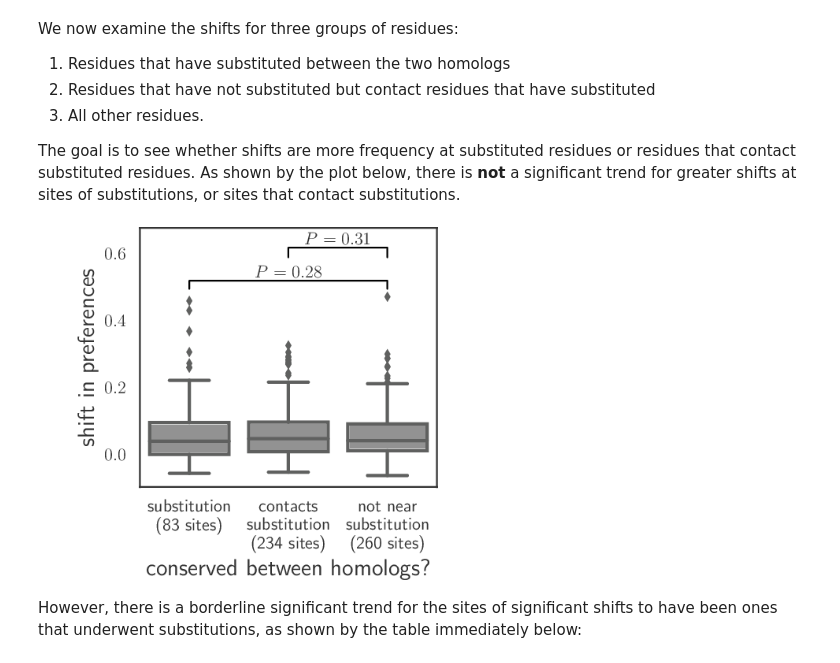
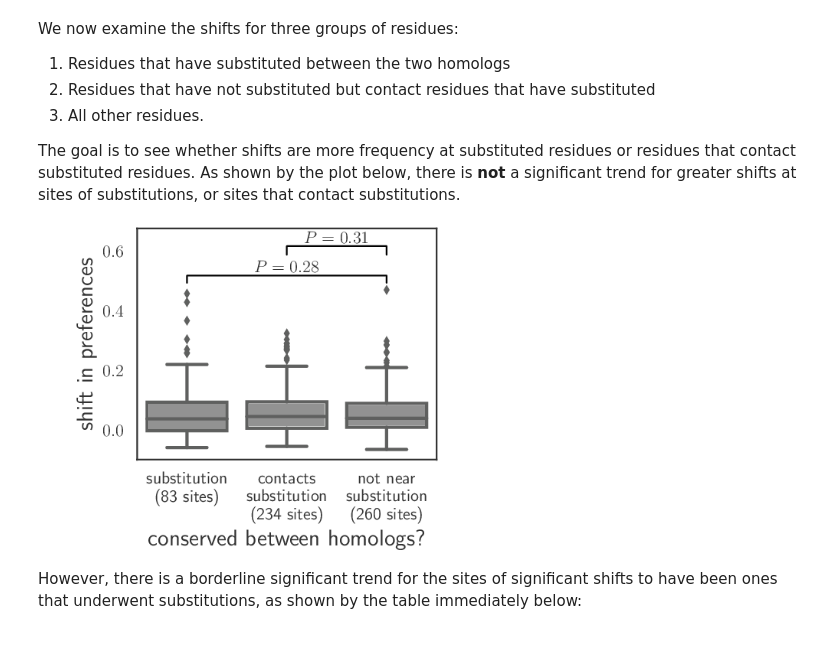
Before and after one commit to jbloomlab/EnvMutationalShiftsPaper, a Jupyter notebook: analysis_code/analysis_notebook.ipynb, the cells around one changed output. Drawn from its saved outputs; the diff is of its cells as text; code cells hidden in the pictures.

```diff
--- a/analysis_code/analysis_notebook.ipynb
+++ b/analysis_code/analysis_notebook.ipynb
@@ -1682,35 +1682,35 @@ fig = plt.figure()
 ax = seaborn.boxplot(
         x='conservation',
         y='RMSDcorrected',
         data=df,
         showfliers=True,
         color='gray',
         )
 plt.xlabel('conserved between homologs?')
 plt.ylabel('shift in preferences')
 
 # add P values
 cat2 = cats[-1] # compare to last category
 x2 = cats.index(cat2)
 yextend = 0.05
 for (x1, cat1) in enumerate(cats[ : -1]): # compare other categories to last one
     p = scipy.stats.mannwhitneyu(
             df[df.conservation == cat1].RMSDcorrected,
             df[df.conservation == cat2].RMSDcorrected
             )[1]
     y = df.RMSDcorrected.max() * (1 + yextend * (4 * x1 + 1))
     plt.plot([x1, x1, x2, x2], [y, (1 + yextend) * y, (1 + yextend) * y, y], c='black', lw=1)
     plt.text((x1 + x2) / 2, y * (1 + yextend), '$P = {0:.2f}$'.format(p),
             ha='center', va='bottom', size=12)
 ax.set_ylim(top=y * (1 + yextend * 3))
 
 # save plot
-fig.set_size_inches(4, 3.8)
+fig.set_size_inches(4.1, 3.6)
 fig.tight_layout()
 fig.savefig(conservation_shifts_plot)
 showPDF(conservation_shifts_plot, width=400)
 # %% [output]
-[figure, old version]
+[figure, new version]
 # %% [markdown]
 However, there is a borderline significant trend for the sites of significant shifts to have been ones that underwent substitutions, as shown by the table immediately below:
 # %%
```
Also changed, not shown: parts of 3 cells of this notebook, 20 other files.
